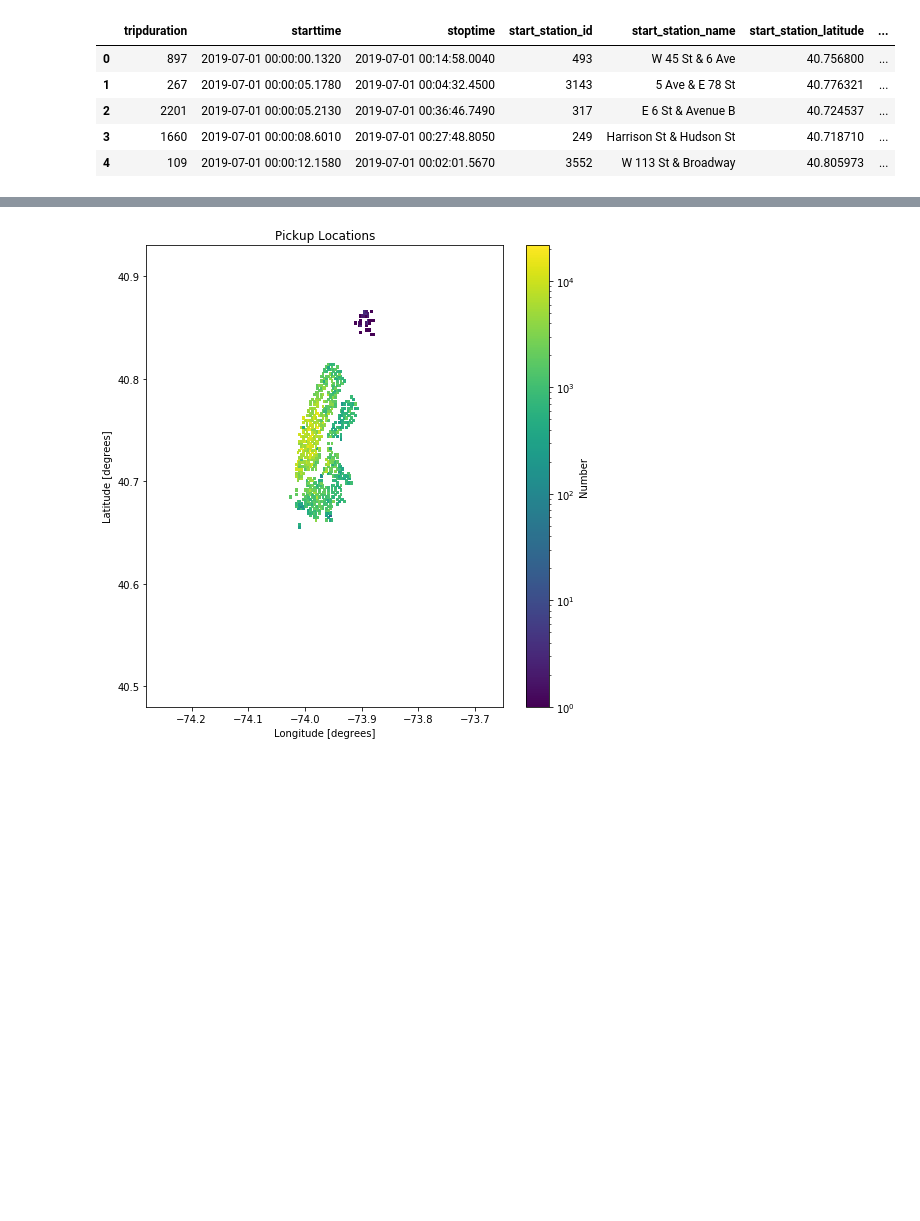
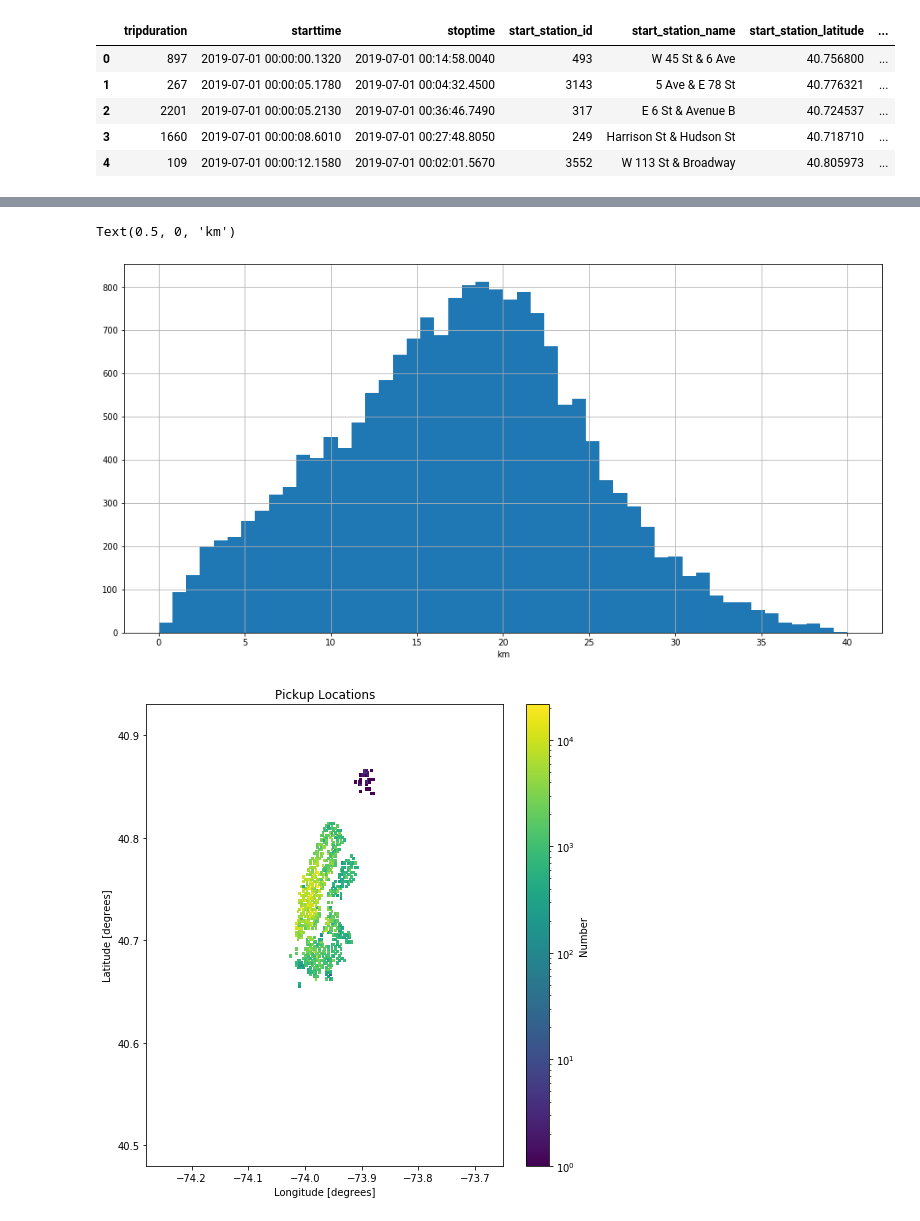
Before and after one commit to amyscott303/Thinkful, a Jupyter notebook: NY.ipynb, the cells around one changed output, grey strips where cells are left out. Drawn from its saved outputs; the diff is of its cells as text; code cells hidden in the pictures; blank space fills up the shorter version.

```diff
--- a/NY.ipynb
+++ b/NY.ipynb
@@ -111,0 +272,15 @@ bike.head()
+# %%
+lat1 = bike["start_station_latitude"].apply(radians)
+lon1 = bike["start_station_longitude"].apply(radians)
+lat2 = df["Latitude"].apply(radians)
+lon2 = df["Longitude"].apply(radians)
+
+dlon = lon2 - lon1
+dlat = lat2 - lat1
+
+R = 6373.0
+
+a = np.sin(dlat/2)**2 + np.cos(lat1) * np.cos(lat2) * np.sin(dlon/2)**2
+c = 2 * np.arctan2(np.sqrt(a), np.sqrt(1 - a))
+
+bike['borough_distance'] = R * c
@@ -112,3 +299,10 @@ bike.head()
+# %%
+plt.figure(figsize=(16, 8))
+bike.borough_distance.hist(range=(0,40), bins=50)
+plt.xlabel("km")
+# %% [output]
+Text(0.5, 0, 'km')
+[figure, added]
 # %%
 #use time series model to predict by borough bike rental by hour per day usage- look online for resources on bike usage.
 #use sql to merge the bike and census data base, export the table from sql into a csv(in the admin section) and then reupload back into python
```
Also changed, not shown: parts of 23 cells of this notebook.
